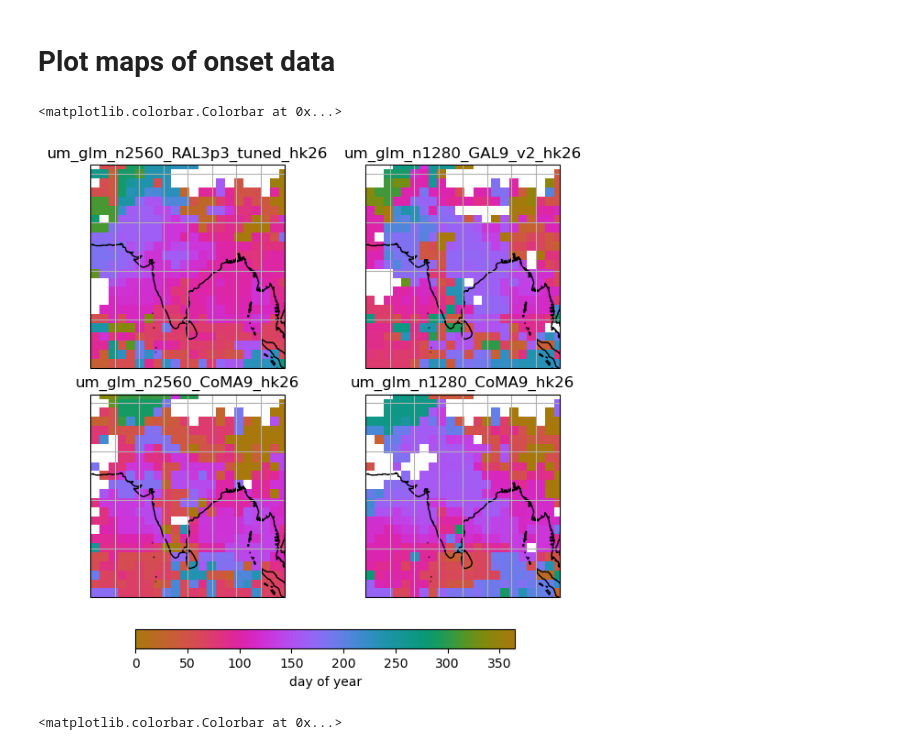
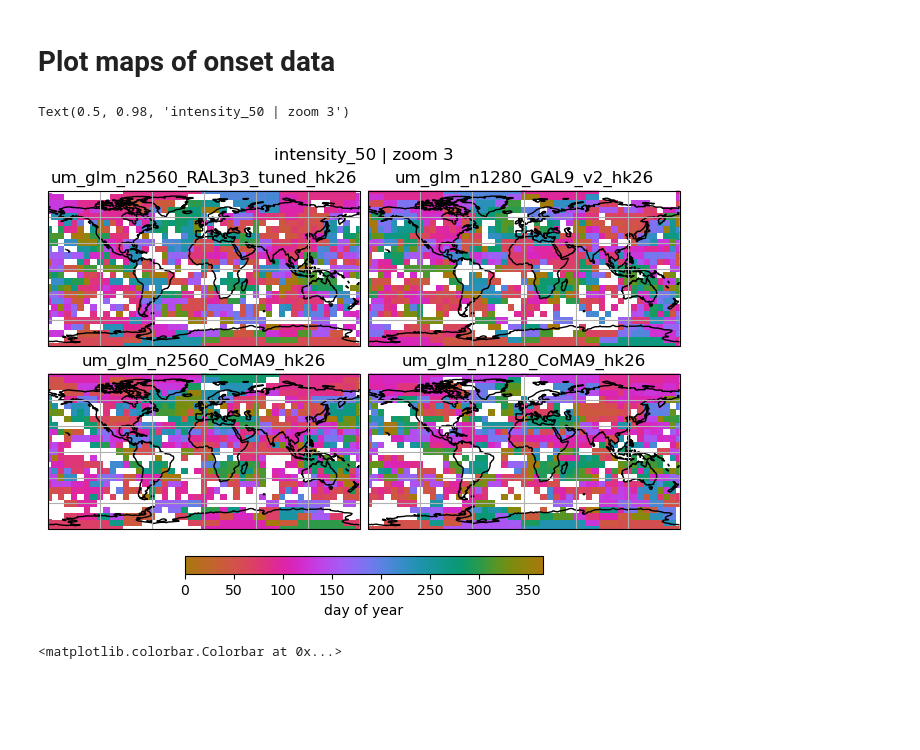
Before and after one commit to fran-morris-research/hackathon-monsoons, a Jupyter notebook: onset_identification/onset_period_visualisation.ipynb, the cells around one changed output. Saved outputs shown, nothing was run; the diff lists cells and outputs as text; code cells hidden in the pictures; blank space fills up the shorter version.

```diff
--- a/onset_identification/onset_period_visualisation.ipynb
+++ b/onset_identification/onset_period_visualisation.ipynb
@@ -162,17 +163,8 @@ ValueError: The length of the input vector x must be greater than padlen, which
 # %% [markdown]
 # Plot maps of onset data
 # %%
-projection = ccrs.PlateCarree()
-fig, axes = plt.subplots(
-    2,
-    2,
-    # height_ratios=[1] * len(zooms) + [0.1],
-    figsize=(6, 6),
-    subplot_kw={"projection": projection},
-    layout="constrained",
-)
 
-zoom = 5
+
 
 
 def plot_first_day(ax, sim, extent=None, period_ix=0):
@@ -181,7 +173,7 @@ def plot_first_day(ax, sim, extent=None, period_ix=0):
     else:
         ax.set_global()
     da = (
-        xr.open_dataset(f"onset_dates/{sim}_zoom_{zoom}_dwtps.nc")
+        xr.open_dataset(f"onset_dates/{thresholds}/{sim}_zoom_{zoom}_dwtps.nc")
         .sel(period=period_ix)
         .first_day_of_period
     )
@@ -197,12 +189,16 @@ left = -80
 right = -30
 bottom = -40
 top = 10
+figsize=(6,6)
+
 
 # # South Africa
 # left=10
 # right=50
 # bottom=-40
 # top=0
+# figsize=(6,6)
+
 
 # # West Africa
 # left=-30
@@ -215,46 +211,70 @@ left = 60
 right = 100
 bottom = 0
 top = 40
+figsize=(6,6)
+
 
 # # East Asia
 # left=100
 # right=140
 # bottom=10
 # top=50
+# figsize=(6,6)
+
+#Globe
+left=-180
+right=180
+bottom=-90
+top=90
+figsize=None
+
+zoom = 3
+thresholds="intensity_50"
+
+projection = ccrs.PlateCarree()
+fig, axes = plt.subplots(
+    2,
+    2,
+    # height_ratios=[1] * len(zooms) + [0.1],
+    figsize=figsize,
+    subplot_kw={"projection": projection},
+    layout="constrained",
+)
 
 ax, m = plot_first_day(
     axes[0, 0],
     "um_glm_n2560_RAL3p3_tuned_hk26",
     [left, right, bottom, top],
 )
 ax, m = plot_first_day(
     axes[0, 1],
     "um_glm_n1280_GAL9_v2_hk26",
     [left, right, bottom, top],
 )
 ax, m = plot_first_day(
     axes[1, 0],
     "um_glm_n2560_CoMA9_hk26",
     [left, right, bottom, top],
 )
 ax, m = plot_first_day(
     axes[1, 1],
     "um_glm_n1280_CoMA9_hk26",
     [left, right, bottom, top],
 )
 
 fig.colorbar(
     m,
     ax=axes.ravel().tolist(),
     orientation="horizontal",
     fraction=0.05,
     pad=0.07,
     shrink=0.7,
     label="day of year",
 )
+fig.suptitle(f"{thresholds} | zoom {zoom}")
 # %% [output]
-<matplotlib.colorbar.Colorbar at 0x...>
+Text(0.5, 0.98, 'intensity_50 | zoom 3')
-[figure, old version]
+[figure, new version]
 # %%
 projection = ccrs.PlateCarree()
 fig, axes = plt.subplots(
```
Also changed, not shown: parts of 2 cells of this notebook, 3 other files.
